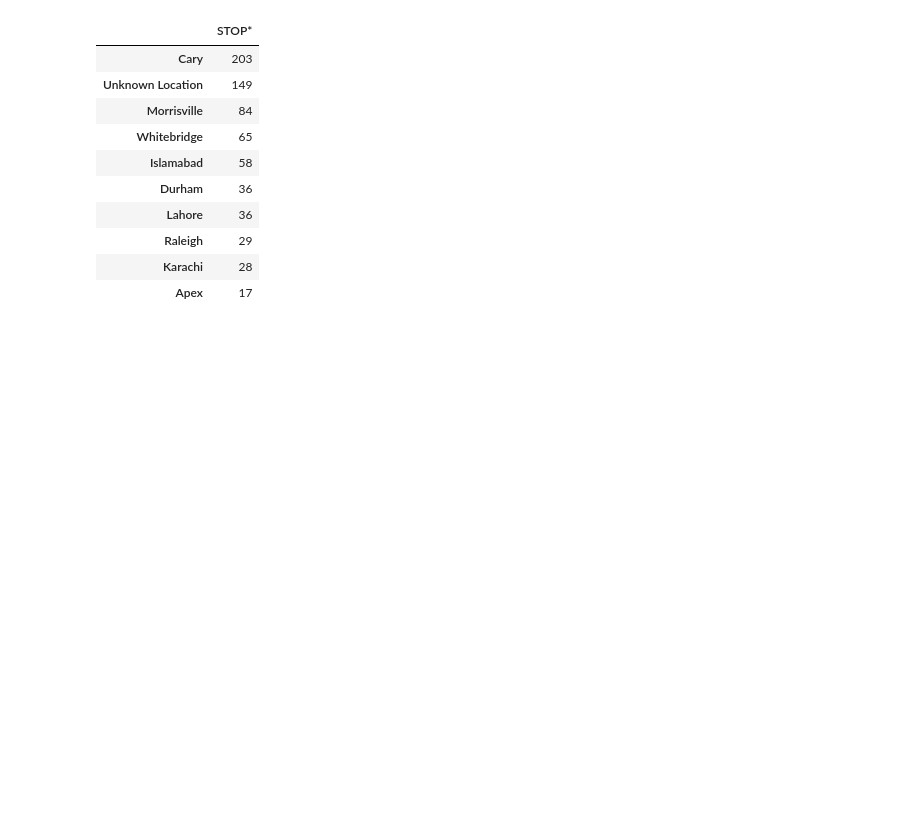
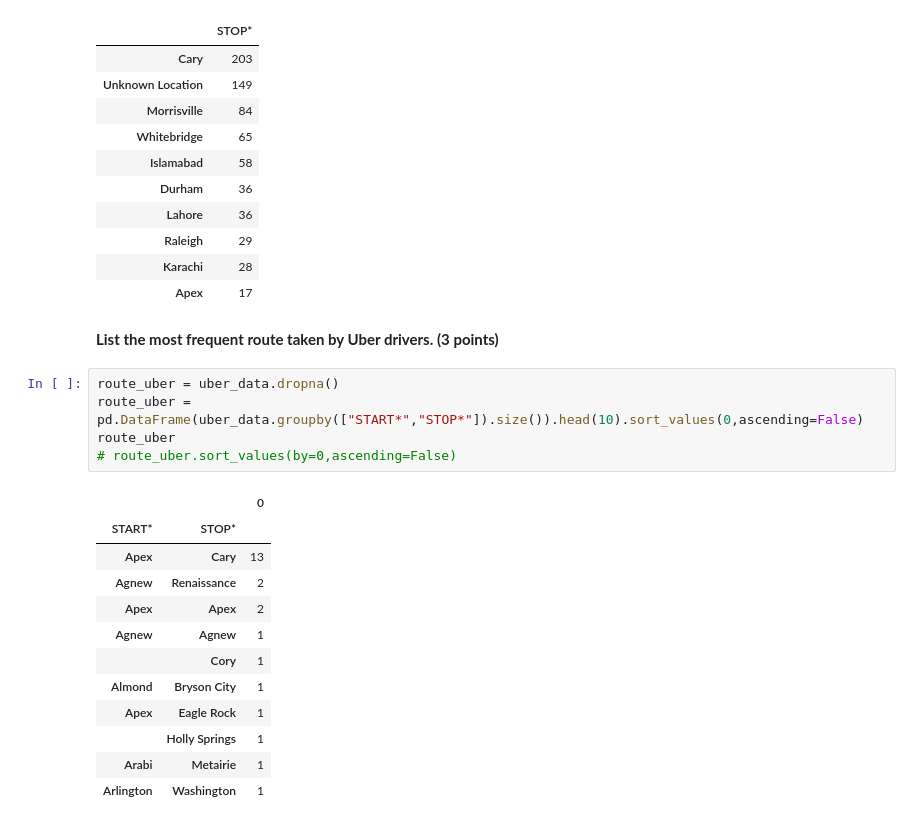
Before and after one commit to Hugox96/Uber_An-lise, a Jupyter notebook: Uber.ipynb, the cells around one changed output. Drawn from its saved outputs; the diff is of its cells as text; blank space fills up the shorter version.

```diff
--- a/Uber.ipynb
+++ b/Uber.ipynb
@@ -243,3 +243,23 @@ dropping_point
 | Raleigh | 29 |
 | Karachi | 28 |
 | Apex | 17 |
+# %% [markdown]
+**List the most frequent route taken by Uber drivers. (3 points)**
+# %%
+route_uber = uber_data.dropna()
+route_uber = pd.DataFrame(uber_data.groupby(["START*","STOP*"]).size()).head(10).sort_values(0,ascending=False)
+route_uber
+# route_uber.sort_values(by=0,ascending=False)
+# %% [output]
+|  |  | 0 |
+| START* | STOP* |  |
+| Apex | Cary | 13 |
+| Agnew | Renaissance | 2 |
+| Apex | Apex | 2 |
+| Agnew | Agnew | 1 |
+|  | Cory | 1 |
+| Almond | Bryson City | 1 |
+| Apex | Eagle Rock | 1 |
+|  | Holly Springs | 1 |
+| Arabi | Metairie | 1 |
+| Arlington | Washington | 1 |
```
